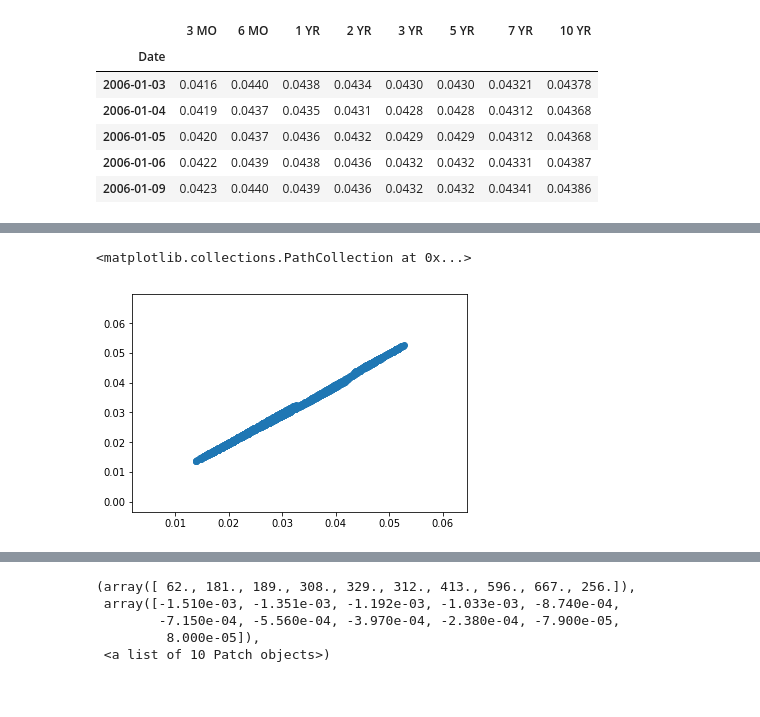
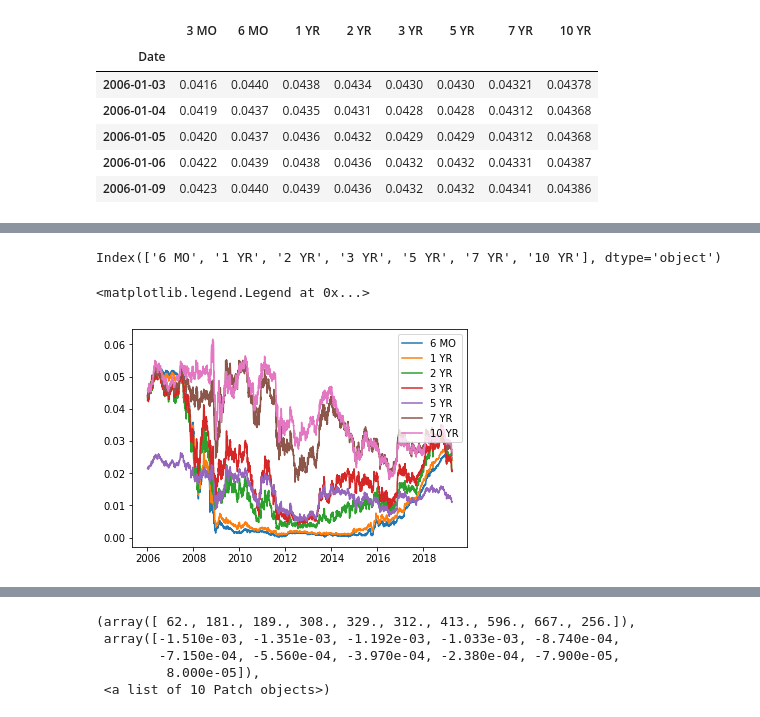
Before and after one commit to davidjsmith44/NLP-Fed-Speeches, a Jupyter notebook: data/Check_zeros_from_ylds.ipynb, the cells around one changed output, grey strips where cells are left out. Saved outputs shown, nothing was run; the diff lists cells and outputs as text; code cells hidden in the pictures.

Commit message:
happy with forwards

```diff
--- a/data/Check_zeros_from_ylds.ipynb
+++ b/data/Check_zeros_from_ylds.ipynb
@@ -33,5 +30,14 @@ ylds = ylds/100
-# %%
-plt.scatter(zeros['10 YR'], ylds['10 YR'])
-# %% [output]
-<matplotlib.collections.PathCollection at 0x...>
-[figure, removed]
+# %%
+forwards= pickle.load(open('forward_rates', 'rb'))
+# %%
+col_names = forwards.columns
+col_names
+# %% [output]
+Index(['6 MO', '1 YR', '2 YR', '3 YR', '5 YR', '7 YR', '10 YR'], dtype='object')
+# %%
+
+plt.plot(forwards)
+plt.legend(col_names)
+# %% [output]
+<matplotlib.legend.Legend at 0x...>
+[figure, added]
```
Also changed, not shown: parts of 9 cells of this notebook, 2 other files.
